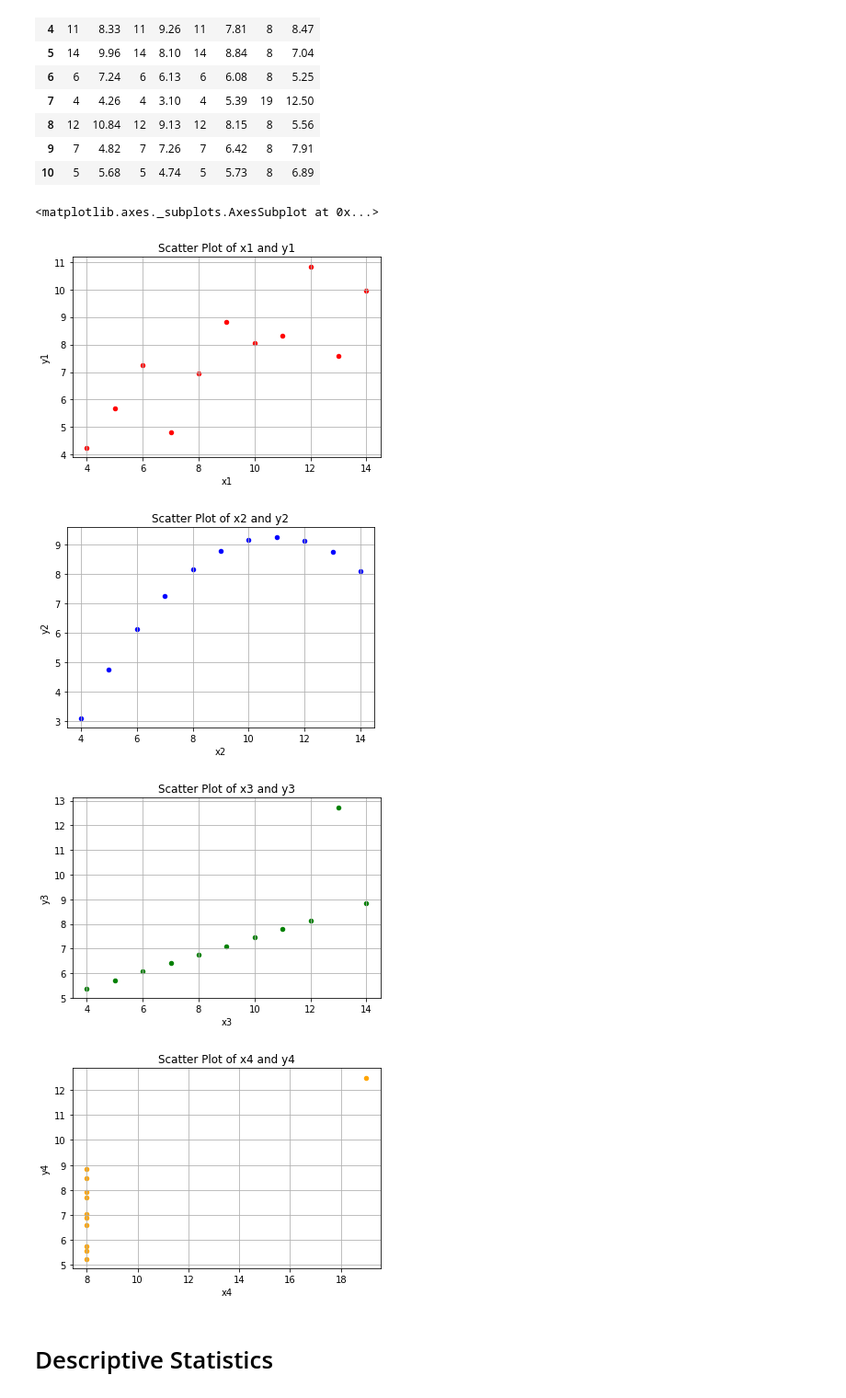
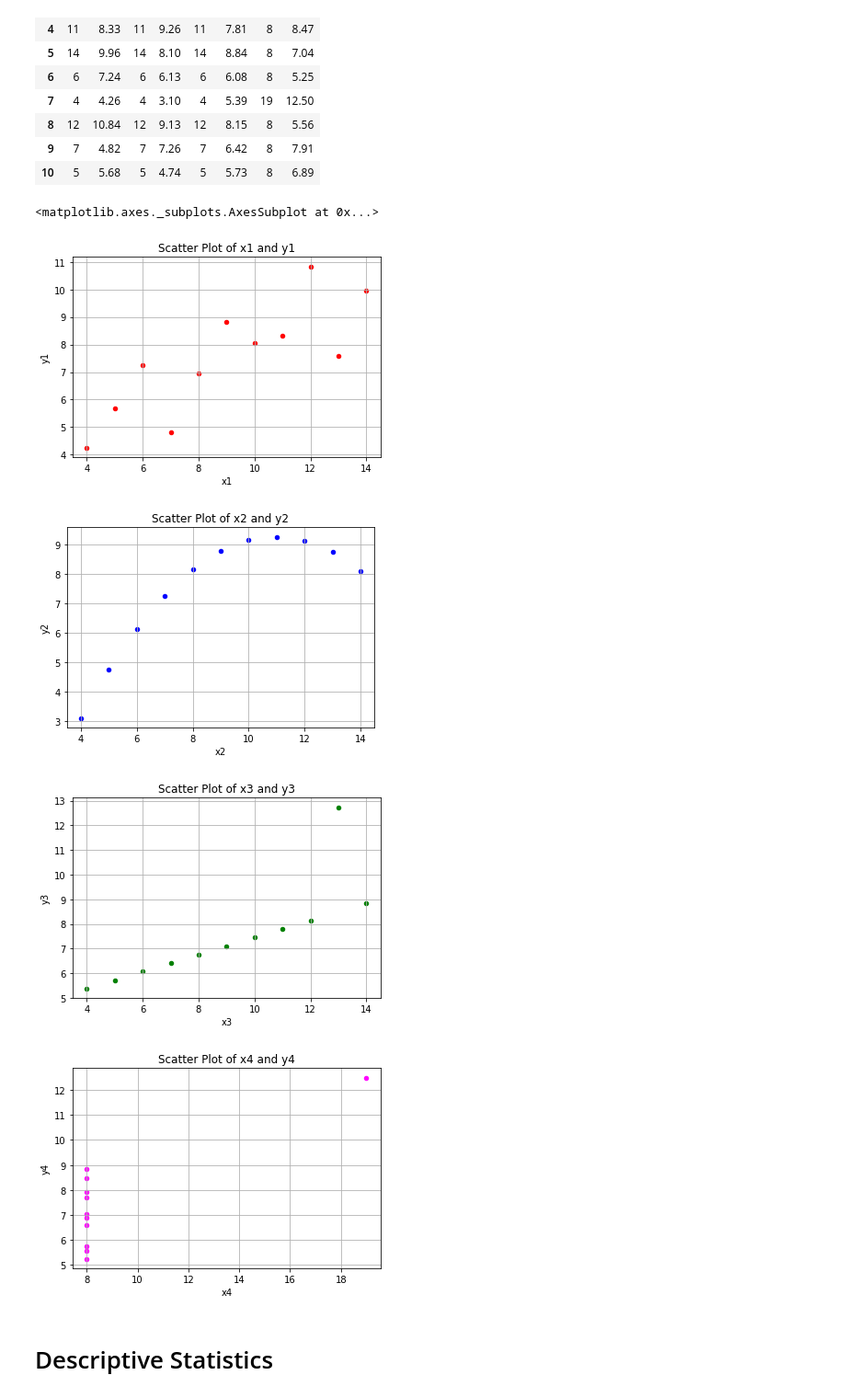
Before and after one commit to healyshane/fundamentals_of_data_analysis-practical_assignment, a Jupyter notebook: Fundamentals of Data Analysis_Assignment.ipynb, the cells around one changed output. Shown: that part at 92% size. Drawn from its saved outputs; the diff is of its cells as text; code cells hidden in the pictures.

```diff
--- a/Fundamentals of Data Analysis_Assignment.ipynb
+++ b/Fundamentals of Data Analysis_Assignment.ipynb
@@ -50,14 +50,14 @@ df
 # %%
 df.plot(kind='scatter',x='x1',y='y1',color='red', title="Scatter Plot of x1 and y1",grid=True)
 df.plot(kind='scatter',x='x2',y='y2',color='blue', title="Scatter Plot of x2 and y2",grid=True)
 df.plot(kind='scatter',x='x3',y='y3',color='green', title="Scatter Plot of x3 and y3",grid=True)
-df.plot(kind='scatter',x='x4',y='y4',color='orange', title="Scatter Plot of x4 and y4",grid=True)
+df.plot(kind='scatter',x='x4',y='y4',color='magenta', title="Scatter Plot of x4 and y4",grid=True)
 # %% [output]
 <matplotlib.axes._subplots.AxesSubplot at 0x...>
 [figure]
 [figure]
 [figure]
-[figure, old version]
+[figure, new version]
 # %% [markdown]
 # Descriptive Statistics
 # %%
```
Also changed, not shown: parts of 12 cells of this notebook.
